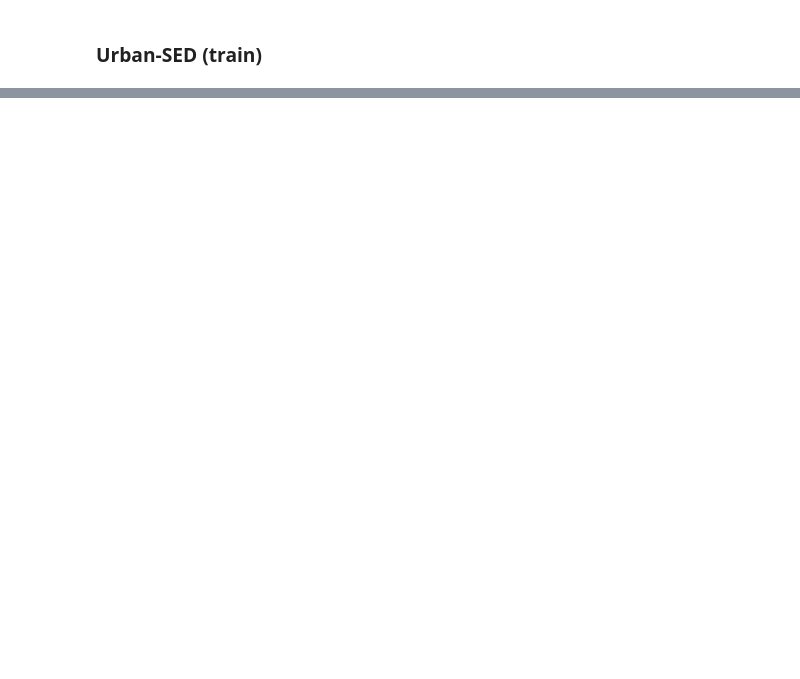
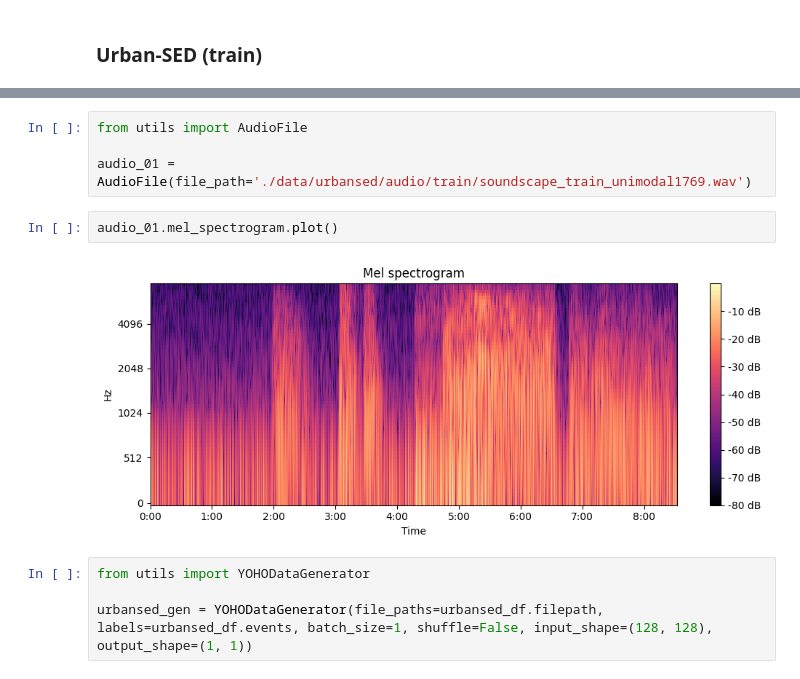
Before and after one commit to enstit/YOHO24, a Jupyter notebook: notebooks/data_preprocessing.ipynb, the cells around one changed output, grey strips where cells are left out. Saved outputs shown, nothing was run; the diff lists cells and outputs as text; blank space fills up the shorter version.

Commit message:
feat: add the `AudioFile` class

```diff
--- a/notebooks/data_preprocessing.ipynb
+++ b/notebooks/data_preprocessing.ipynb
@@ -192,0 +183,12 @@ write_data_to_csv(urbansed_data, '../data/urbansed.csv')
+# %%
+from utils import AudioFile
+
+audio_01 = AudioFile(file_path='./data/urbansed/audio/train/soundscape_train_unimodal1769.wav')
+# %%
+audio_01.mel_spectrogram.plot()
+# %% [output]
+[figure, added]
+# %%
+from utils import YOHODataGenerator
+
+urbansed_gen = YOHODataGenerator(file_paths=urbansed_df.filepath, labels=urbansed_df.events, batch_size=1, shuffle=False, input_shape=(128, 128), output_shape=(1, 1))
```
Also changed, not shown: parts of 6 cells of this notebook, 3 other files.
